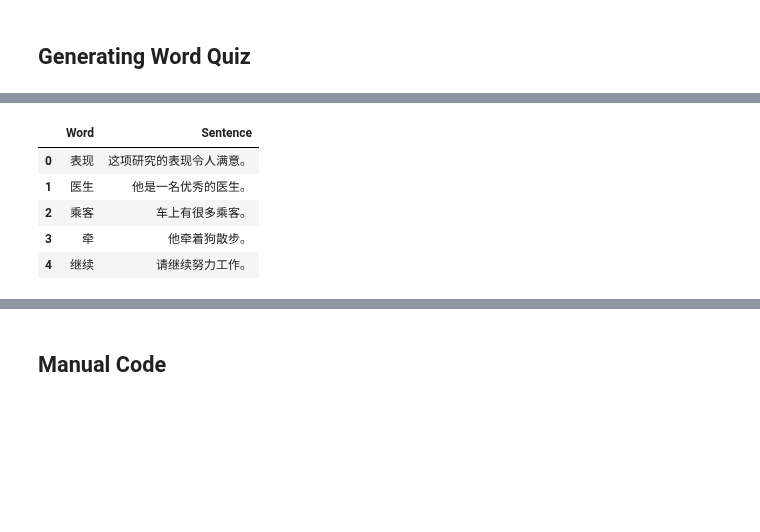
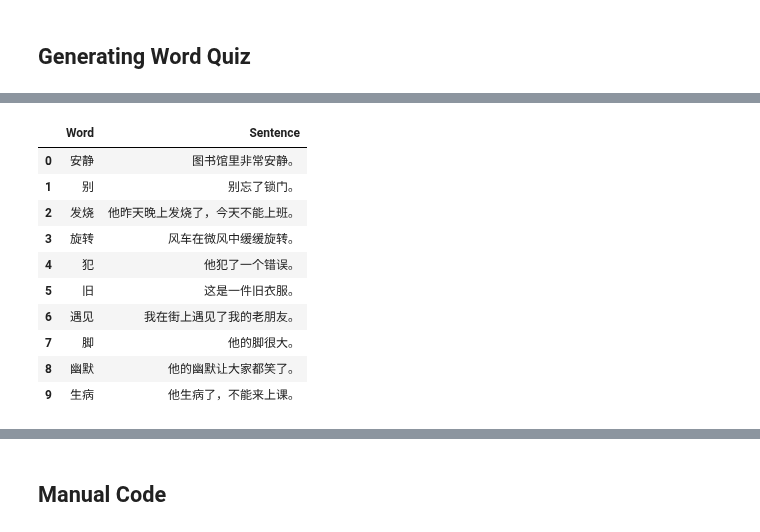
Before and after one commit to tuawong/GPT4LanguageLearning, a Jupyter notebook: GPT_ChineseQuiz.ipynb, the cells around one changed output, grey strips where cells are left out. Cells and saved outputs as stored; diff of their text form; code cells hidden in the pictures; blank space fills up the shorter version.

```diff
--- a/GPT_ChineseQuiz.ipynb
+++ b/GPT_ChineseQuiz.ipynb
@@ -28,21 +28,26 @@ word_dict.head(2)
 # %%
 quiz_df_show, answer_key = generate_pinyin_and_meaning_quiz(
     word_dict,
     id_column='Word Id',
     random_params={
-        'num_words': 5,
-        'date_filter': '2024-10-13',
+        'num_words': 10,
+        'date_filter': '2024-10-10',
         #'category_filter': 'Fashion'
         'rarity_filter': 'Common'
         }
     )
 
 quiz_df_no_id = quiz_df_show.drop(columns=['Word Id'])
 quiz_df_no_id
 # %% [output]
 |  | Word | Sentence |
-| 0 | 表现 | 这项研究的表现令人满意。 |
-| 1 | 医生 | 他是一名优秀的医生。 |
-| 2 | 乘客 | 车上有很多乘客。 |
-| 3 | 牵 | 他牵着狗散步。 |
-| 4 | 继续 | 请继续努力工作。 |
+| 0 | 安静 | 图书馆里非常安静。 |
+| 1 | 别 | 别忘了锁门。 |
+| 2 | 发烧 | 他昨天晚上发烧了，今天不能上班。 |
+| 3 | 旋转 | 风车在微风中缓缓旋转。 |
+| 4 | 犯 | 他犯了一个错误。 |
+| 5 | 旧 | 这是一件旧衣服。 |
+| 6 | 遇见 | 我在街上遇见了我的老朋友。 |
+| 7 | 脚 | 他的脚很大。 |
+| 8 | 幽默 | 他的幽默让大家都笑了。 |
+| 9 | 生病 | 他生病了，不能来上课。 |
```
Also changed, not shown: parts of 5 cells of this notebook, 14 other files.
